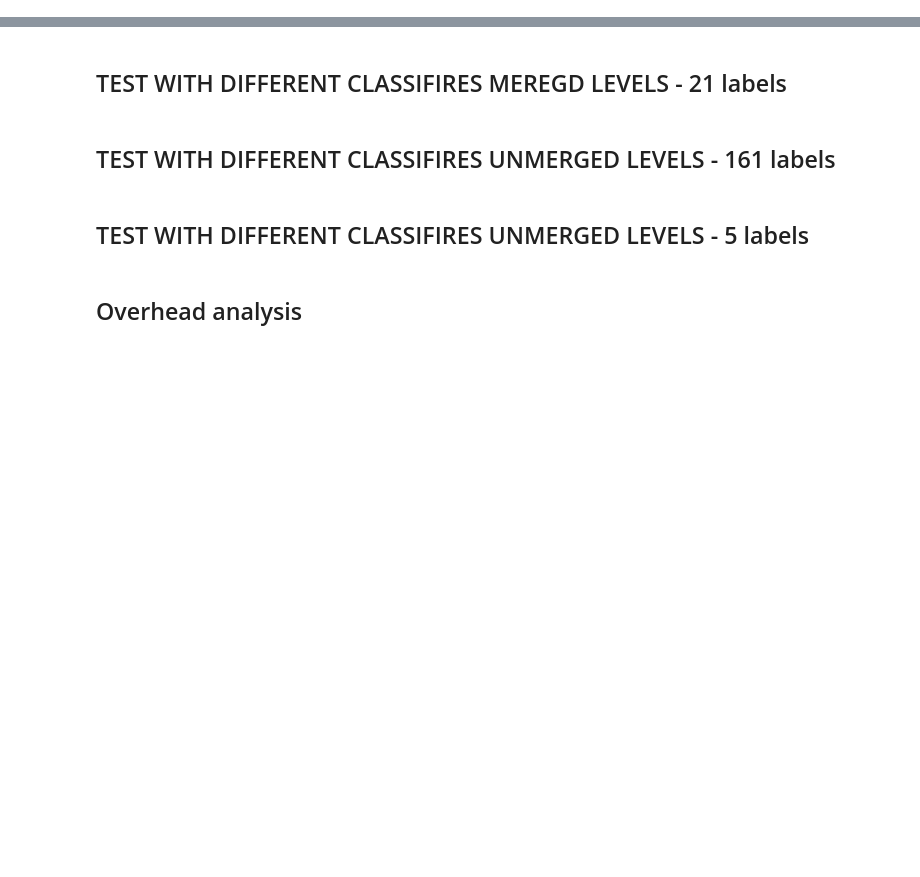
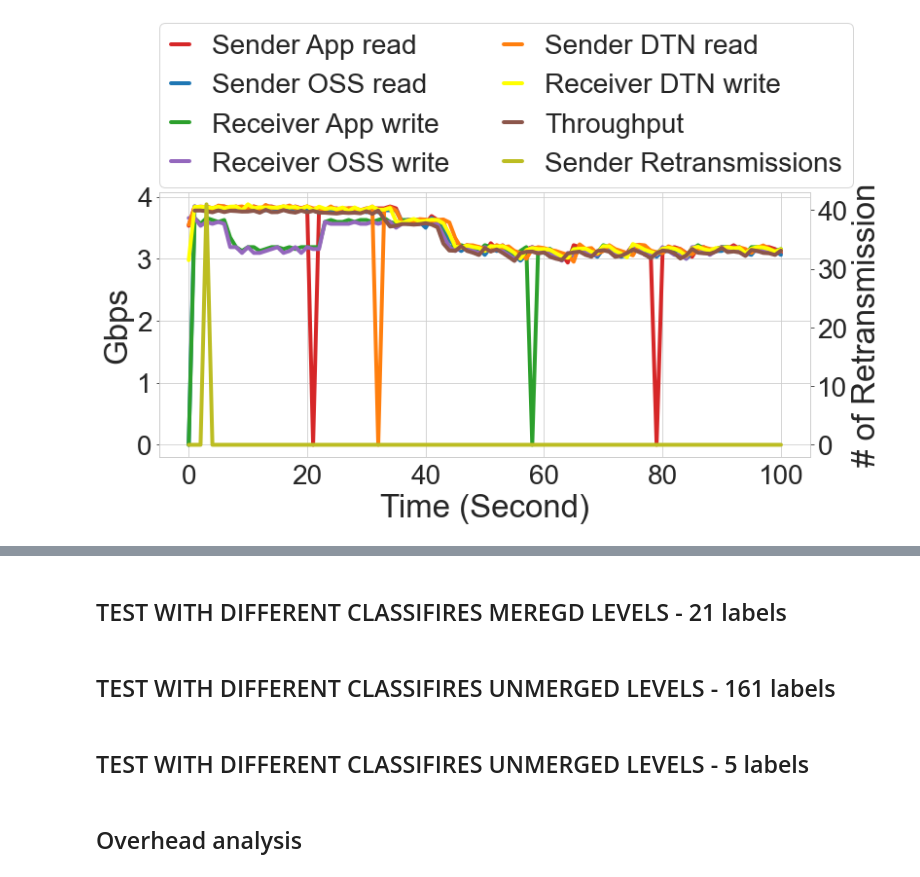
Before and after one commit to EhsanSaZ/BottleneckDetection, a Jupyter notebook: prototype/bottleneck_3.ipynb, the cells around one changed output, grey strips where cells are left out. Cells and saved outputs as stored; diff of their text form; code cells hidden in the pictures; blank space fills up the shorter version.

```diff
--- a/prototype/bottleneck_3.ipynb
+++ b/prototype/bottleneck_3.ipynb
@@ -79,7 +79,7 @@ df_chosen_label = wisconsin_ssd_unmerged[wisconsin_ssd_unmerged['label_value']==
 pd.options.display.float_format = '{:.10f}'.format
 df_chosen_label[['time_stamp','sender_retrans', 'sender_read_bytes', 'sender_write_bytes', 'sender_remote_ost_read_bytes', 'sender_remote_ost_write_bytes', 'receiver_read_bytes', 'receiver_write_bytes','receiver_remote_ost_read_bytes', 'receiver_remote_ost_write_bytes', 'receiver_write_bytes_io', 'through_put']]
 # %%
-def create_chart(x_range_max,x_tick_step,  MB_size,data_frame, title, metrics_to_label, ax2_metrics_to_label=None, ax2_label=None):
+def create_chart(x_range_max,x_tick_step,  MB_size,data_frame, title, metrics_to_label, ax2_metrics_to_label=None, ax2_label=None, bbox_to_anchor=(0, 1.8), show_legend=True):
     from matplotlib import pyplot as plt
     sns.set_style("whitegrid")
     sns.set_palette("Set1")
@@ -93,8 +93,8 @@ def create_chart(x_range_max,x_tick_step,  MB_size,data_frame, title, metrics_to
     max_lines = np.array([])
     for metric in metrics_to_label.keys():
         metric_name = metric
-        metric_label = metrics_to_label[metric]
-        line_i, = ax.plot(x_range, data_frame[metric_name].iloc[:x_range_max]/MB_size,'-', label=metric_label, linewidth=lw)
+        metric_label = metrics_to_label[metric]['label']
+        line_i, = ax.plot(x_range, data_frame[metric_name].iloc[:x_range_max]/MB_size,'-', label=metric_label, linewidth=lw, color=metrics_to_label[metric]['color'])
         max_lines = np.append (max_lines, np.max(data_frame[metric_name].iloc[:x_range_max]/MB_size))
         lines.append(line_i)
     plt.xticks(x_range[::x_tick_step],  fontsize=28)
@@ -117,11 +117,11 @@ def create_chart(x_range_max,x_tick_step,  MB_size,data_frame, title, metrics_to
         max_lines = np.array([])
 
         if ax2_metrics_to_label.get('sender_avg_send_value') or None:
-            line_egress_bps, = ax2.plot(x_range, data_frame['sender_avg_send_value'].iloc[:x_range_max], label=ax2_metrics_to_label.get('sender_avg_send_value'), linewidth=lw, color='y')
+            line_egress_bps, = ax2.plot(x_range, data_frame['sender_avg_send_value'].iloc[:x_range_max], label=ax2_metrics_to_label.get('sender_avg_send_value')['label'], linewidth=lw, color=ax2_metrics_to_label.get('sender_avg_send_value')['color'])
             max_lines = np.append (max_lines, np.max(data_frame['sender_avg_send_value'].iloc[:x_range_max]))
             lines.append(line_egress_bps)
         if ax2_metrics_to_label.get('sender_retrans') or None:
-            line_retrans, = ax2.plot(x_range, data_frame['sender_retrans'].iloc[:x_range_max], label=ax2_metrics_to_label.get('sender_retrans'), linewidth=lw, color='y')
+            line_retrans, = ax2.plot(x_range, data_frame['sender_retrans'].iloc[:x_range_max], label=ax2_metrics_to_label.get('sender_retrans')['label'], linewidth=lw,color=ax2_metrics_to_label.get('sender_retrans')['color'])
             max_lines = np.append (max_lines, np.max(data_frame['sender_retrans'].iloc[:x_range_max]))
             lines.append(line_retrans)
         # if np.round(np.max(max_lines))>5000:
@@ -131,7 +131,9 @@ def create_chart(x_range_max,x_tick_step,  MB_size,data_frame, title, metrics_to
         #     max = 5
         #     step = 1
         plt.yticks(np.arange(0, np.rint(np.max(max_lines)) + 1 , np.rint(np.max(max_lines)/4)),  fontsize=28)
-    plt.legend(fontsize=28,ncol=2,  handles=lines, handlelength=0.7,  framealpha=0.8, loc='upper left', bbox_to_anchor=(0, 1.8))
-    plt.title(title, fontsize=28)
-    # return plt
+    if show_legend:
+        plt.legend(fontsize=28,ncol=2,  handles=lines, handlelength=0.7,  framealpha=0.8, loc='upper left', bbox_to_anchor=bbox_to_anchor)
+    if title is not None or title != "":
+        plt.title(title, fontsize=28)
+    # return fig
     # plt.show()
@@ -368,0 +214,22 @@ KeyError: 'sender_dtn_read_bytes'
+# %%
+
+# metrics_to_draw = {'sender_read_bytes':'Sender App read', 'sender_remote_ost_read_bytes':'Sender OSS read',
+#  'receiver_write_bytes':'Receiver App write', 'receiver_remote_ost_write_bytes':'Receiver OSS write',
+#  'sender_dtn_read_bytes':'Sender DTN read', 'receiver_dtn_write_bytes':'Receiver DTN write',
+#                    'Differences of Last value of write_bytes_io': 'Throughput',}
+
+metrics_to_draw = {'sender_read_bytes': {"label":'Sender App read', "color": 'tab:red'},
+                   'sender_remote_ost_read_bytes':{"label":'Sender OSS read', "color": 'tab:blue'},
+                   'receiver_write_bytes': {"label":'Receiver App write', "color": 'tab:green'},
+                   'receiver_remote_ost_write_bytes': {"label":'Receiver OSS write', "color": 'tab:purple'},
+                   'sender_dtn_read_bytes': {"label":'Sender DTN read', "color": 'tab:orange'},
+                   'receiver_dtn_write_bytes': {"label":'Receiver DTN write', "color": 'yellow'},
+                   'Differences of Last value of write_bytes_io': {"label":'Throughput', "color": 'tab:brown'},
+                   }
+# ax2_metrics_to_label = {'sender_avg_send_value': "Sender egresss Mbps"}# 'sender_retrans' : "Sender Retransmissions"
+ax2_metrics_to_label = {'sender_retrans' : {"label": "Sender Retransmissions", "color": 'tab:olive'} }#
+# Normal
+create_chart(time_range, step, MB_size, df_chosen_label_0, title="", metrics_to_label=metrics_to_draw, ax2_metrics_to_label=ax2_metrics_to_label, ax2_label="# of Retransmission", bbox_to_anchor=(-0.02, 1.69))
+# plt.savefig("./congestions_data/Normal.pdf", bbox_inches='tight')
+# %% [output]
+[figure, added]
```
Also changed, not shown: parts of 13 cells of this notebook.
